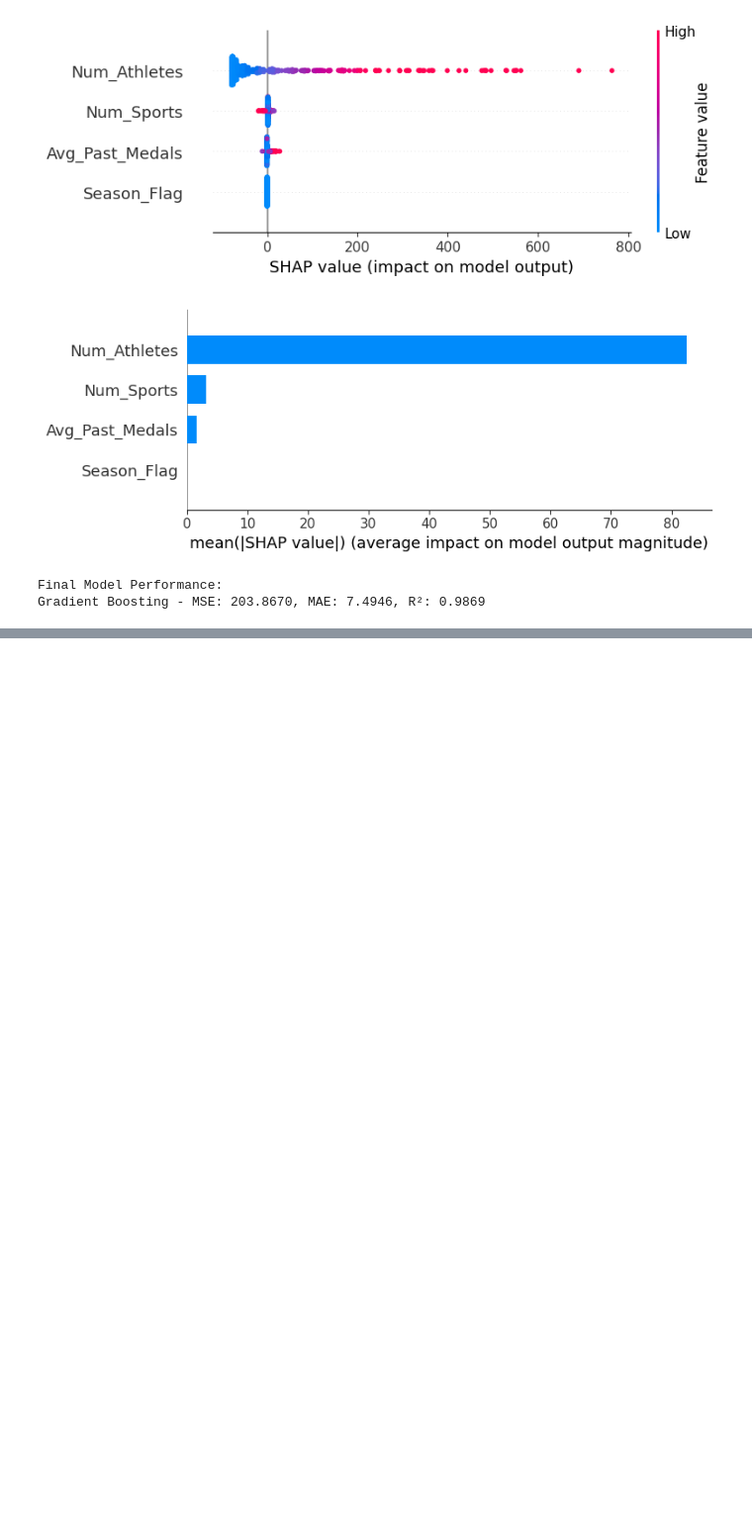
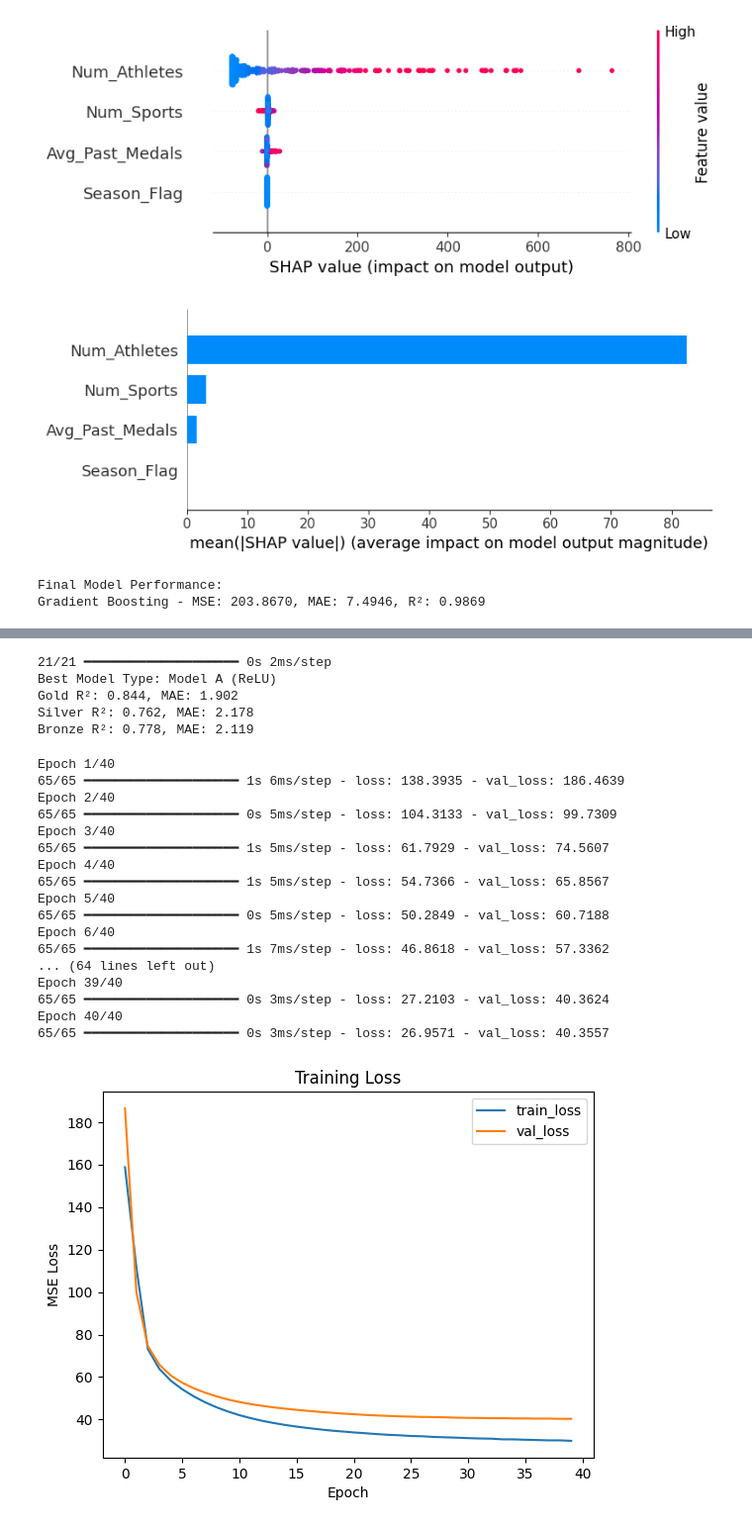
Before and after one commit to tabrezdn1/olympics-medal-prediction, a Jupyter notebook: main.ipynb, the cells around one changed output, grey strips where cells are left out. Shown at 99% size. Saved outputs shown, nothing was run; the diff lists cells and outputs as text; code cells hidden in the pictures; blank space fills up the shorter version.

Commit message:
Add NN with relu and tanh

```diff
--- a/main.ipynb
+++ b/main.ipynb
@@ -1896,0 +1775,22 @@ Gradient Boosting - MSE: 203.8670, MAE: 7.4946, R²: 0.9869
+# %%
+# ======================================
+# STEP 4: Prepare Data for Modeling
+#
+# Targets: gold_count, silver_count, bronze_count (multi-output regression)
+# Features: NOC (cat), Year (num), season_mode (cat), total_athletes (num), total_events (num), host (num)
+# ======================================
+
+X = agg_df[['NOC','Year','season_mode','total_athletes','total_events','host']]
+y = agg_df[['gold_count','silver_count','bronze_count']]
+
+cat_cols = ['NOC','season_mode']
+num_cols = ['Year','total_athletes','total_events','host']
+
+preprocessor = ColumnTransformer([
+    ('cat', OneHotEncoder(handle_unknown='ignore'), cat_cols),
+    ('num', StandardScaler(), num_cols)
+])
+
+X_transformed = preprocessor.fit_transform(X)
+
+X_train, X_test, y_train, y_test = train_test_split(X_transformed, y, test_size=0.2, random_state=42)
@@ -1896,0 +1873,55 @@ Gradient Boosting - MSE: 203.8670, MAE: 7.4946, R²: 0.9869
+# %%
+# Evaluate the best model in detail
+y_pred_best = best_model.predict(X_test)
+r2_gold = r2_score(y_test['gold_count'], y_pred_best[:,0])
+r2_silver = r2_score(y_test['silver_count'], y_pred_best[:,1])
+r2_bronze = r2_score(y_test['bronze_count'], y_pred_best[:,2])
+
+mae_gold = mean_absolute_error(y_test['gold_count'], y_pred_best[:,0])
+mae_silver = mean_absolute_error(y_test['silver_count'], y_pred_best[:,1])
+mae_bronze = mean_absolute_error(y_test['bronze_count'], y_pred_best[:,2])
+
+print("Best Model Type:", "Model A (ReLU)" if best_model_type=='A' else "Model B (tanh)")
+print(f"Gold R²: {r2_gold:.3f}, MAE: {mae_gold:.3f}")
+print(f"Silver R²: {r2_silver:.3f}, MAE: {mae_silver:.3f}")
+print(f"Bronze R²: {r2_bronze:.3f}, MAE: {mae_bronze:.3f}")
+# %% [output]
+21/21 ━━━━━━━━━━━━━━━━━━━━ 0s 2ms/step
+Best Model Type: Model A (ReLU)
+Gold R²: 0.844, MAE: 1.902
+Silver R²: 0.762, MAE: 2.178
+Bronze R²: 0.778, MAE: 2.119
+# %%
+# Optional: Visualize the training curve of the best model
+# Since we trained multiple models in loops, let's just retrain the best model configuration to plot its history.
+
+model_final = create_model(input_dim, activation='relu' if best_model_type=='A' else 'tanh')
+model_final_history = model_final.fit(X_train, y_train, validation_split=0.2,
+                                      epochs=best_config[2], batch_size=best_config[1], verbose=1)
+
+plt.plot(model_final_history.history['loss'], label='train_loss')
+plt.plot(model_final_history.history['val_loss'], label='val_loss')
+plt.legend()
+plt.title("Training Loss")
+plt.xlabel("Epoch")
+plt.ylabel("MSE Loss")
+plt.show()
+# %% [output]
+Epoch 1/40
+65/65 ━━━━━━━━━━━━━━━━━━━━ 1s 6ms/step - loss: 138.3935 - val_loss: 186.4639
+Epoch 2/40
+65/65 ━━━━━━━━━━━━━━━━━━━━ 0s 5ms/step - loss: 104.3133 - val_loss: 99.7309
+Epoch 3/40
+65/65 ━━━━━━━━━━━━━━━━━━━━ 1s 5ms/step - loss: 61.7929 - val_loss: 74.5607
+Epoch 4/40
+65/65 ━━━━━━━━━━━━━━━━━━━━ 1s 5ms/step - loss: 54.7366 - val_loss: 65.8567
+Epoch 5/40
+65/65 ━━━━━━━━━━━━━━━━━━━━ 0s 5ms/step - loss: 50.2849 - val_loss: 60.7188
+Epoch 6/40
+65/65 ━━━━━━━━━━━━━━━━━━━━ 1s 7ms/step - loss: 46.8618 - val_loss: 57.3362
+... (64 lines left out)
+Epoch 39/40
+65/65 ━━━━━━━━━━━━━━━━━━━━ 0s 3ms/step - loss: 27.2103 - val_loss: 40.3624
+Epoch 40/40
+65/65 ━━━━━━━━━━━━━━━━━━━━ 0s 3ms/step - loss: 26.9571 - val_loss: 40.3557
+[figure, added]
```
Also changed, not shown: parts of 17 cells of this notebook.
